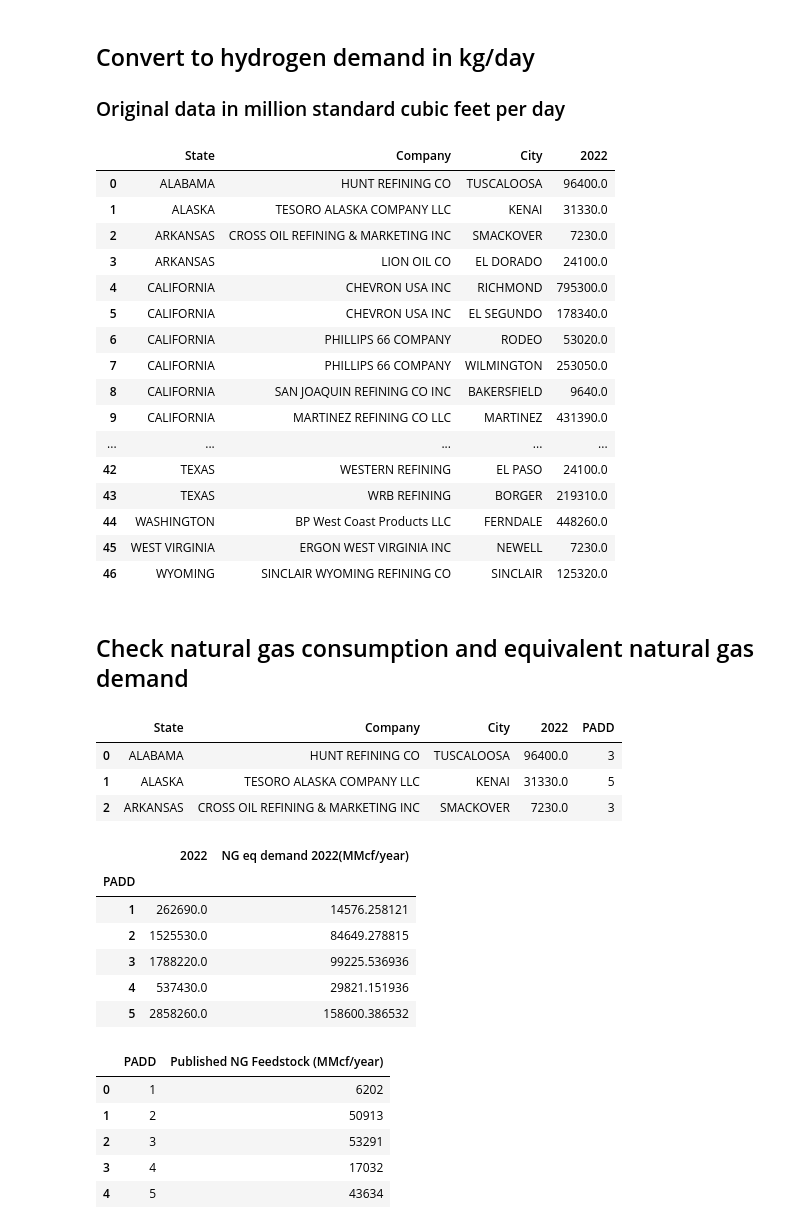
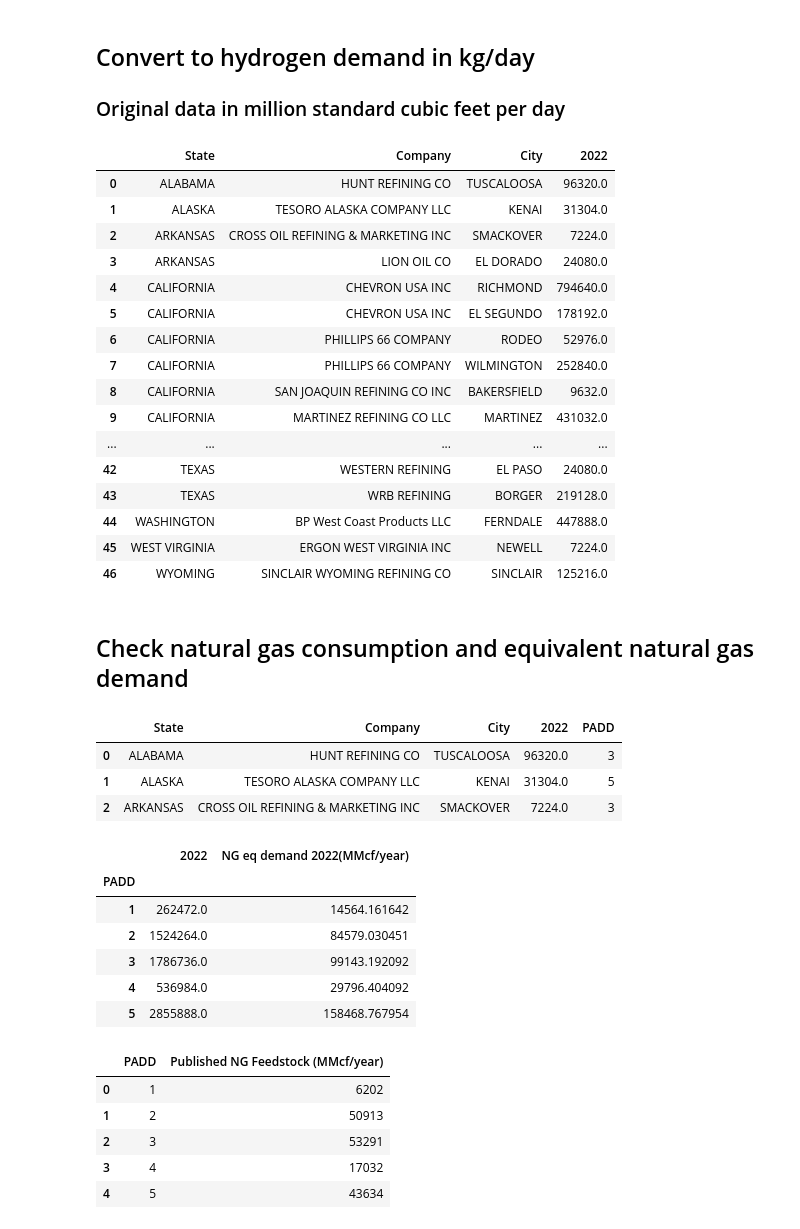
Before and after one commit to mgarrouste/SMR_deployment, a Jupyter notebook: code/input_data/prep_eia_refinery_data_check_ng_to_h2.ipynb, the cells around one changed output. Cells and saved outputs as stored; diff of their text form; code cells hidden in the pictures.

Commit message:
More precise hydrogen density value

```diff
--- a/code/input_data/prep_eia_refinery_data_check_ng_to_h2.ipynb
+++ b/code/input_data/prep_eia_refinery_data_check_ng_to_h2.ipynb
@@ -31,28 +31,28 @@ eia_df
 ## Convert to hydrogen demand in kg/day
 ### Original data in million standard cubic feet per day
 # %%
-hydrogen_density = 0.00241 # kg/ standard cubic feet
+hydrogen_density = 0.002408 # kg/ standard cubic feet
 clean_df = eia_df[['State', 'Company','City']]
 clean_df['2022'] = eia_df[2022]*1e6*hydrogen_density
 clean_df
 # %% [output]
 |  | State | Company | City | 2022 |
-| 0 | ALABAMA | HUNT REFINING CO | TUSCALOOSA | 96400.0 |
-| 1 | ALASKA | TESORO ALASKA COMPANY LLC | KENAI | 31330.0 |
-| 2 | ARKANSAS | CROSS OIL REFINING & MARKETING INC | SMACKOVER | 7230.0 |
-| 3 | ARKANSAS | LION OIL CO | EL DORADO | 24100.0 |
-| 4 | CALIFORNIA | CHEVRON USA INC | RICHMOND | 795300.0 |
-| 5 | CALIFORNIA | CHEVRON USA INC | EL SEGUNDO | 178340.0 |
-| 6 | CALIFORNIA | PHILLIPS 66 COMPANY | RODEO | 53020.0 |
-| 7 | CALIFORNIA | PHILLIPS 66 COMPANY | WILMINGTON | 253050.0 |
-| 8 | CALIFORNIA | SAN JOAQUIN REFINING CO INC | BAKERSFIELD | 9640.0 |
-| 9 | CALIFORNIA | MARTINEZ REFINING CO LLC | MARTINEZ | 431390.0 |
+| 0 | ALABAMA | HUNT REFINING CO | TUSCALOOSA | 96320.0 |
+| 1 | ALASKA | TESORO ALASKA COMPANY LLC | KENAI | 31304.0 |
+| 2 | ARKANSAS | CROSS OIL REFINING & MARKETING INC | SMACKOVER | 7224.0 |
+| 3 | ARKANSAS | LION OIL CO | EL DORADO | 24080.0 |
+| 4 | CALIFORNIA | CHEVRON USA INC | RICHMOND | 794640.0 |
+| 5 | CALIFORNIA | CHEVRON USA INC | EL SEGUNDO | 178192.0 |
+| 6 | CALIFORNIA | PHILLIPS 66 COMPANY | RODEO | 52976.0 |
+| 7 | CALIFORNIA | PHILLIPS 66 COMPANY | WILMINGTON | 252840.0 |
+| 8 | CALIFORNIA | SAN JOAQUIN REFINING CO INC | BAKERSFIELD | 9632.0 |
+| 9 | CALIFORNIA | MARTINEZ REFINING CO LLC | MARTINEZ | 431032.0 |
 | ... | ... | ... | ... | ... |
-| 42 | TEXAS | WESTERN REFINING | EL PASO | 24100.0 |
-| 43 | TEXAS | WRB REFINING | BORGER | 219310.0 |
-| 44 | WASHINGTON | BP West Coast Products LLC | FERNDALE | 448260.0 |
-| 45 | WEST VIRGINIA | ERGON WEST VIRGINIA INC | NEWELL | 7230.0 |
-| 46 | WYOMING | SINCLAIR WYOMING REFINING CO | SINCLAIR | 125320.0 |
+| 42 | TEXAS | WESTERN REFINING | EL PASO | 24080.0 |
+| 43 | TEXAS | WRB REFINING | BORGER | 219128.0 |
+| 44 | WASHINGTON | BP West Coast Products LLC | FERNDALE | 447888.0 |
+| 45 | WEST VIRGINIA | ERGON WEST VIRGINIA INC | NEWELL | 7224.0 |
+| 46 | WYOMING | SINCLAIR WYOMING REFINING CO | SINCLAIR | 125216.0 |
 # %% [markdown]
 ## Check natural gas consumption and equivalent natural gas demand
 # %%
@@ -62,9 +62,9 @@ refineries_mapped = pd.merge(clean_df, map_padd, on='State')
 refineries_mapped.head(3)
 # %% [output]
 |  | State | Company | City | 2022 | PADD |
-| 0 | ALABAMA | HUNT REFINING CO | TUSCALOOSA | 96400.0 | 3 |
-| 1 | ALASKA | TESORO ALASKA COMPANY LLC | KENAI | 31330.0 | 5 |
-| 2 | ARKANSAS | CROSS OIL REFINING & MARKETING INC | SMACKOVER | 7230.0 | 3 |
+| 0 | ALABAMA | HUNT REFINING CO | TUSCALOOSA | 96320.0 | 3 |
+| 1 | ALASKA | TESORO ALASKA COMPANY LLC | KENAI | 31304.0 | 5 |
+| 2 | ARKANSAS | CROSS OIL REFINING & MARKETING INC | SMACKOVER | 7224.0 | 3 |
 # %%
 # Sum of hydrogen demand per padd
 sum_ref_padd = refineries_mapped.groupby('PADD').sum('2022')
@@ -78,11 +78,11 @@ sum_ref_padd
 # %% [output]
 |  | 2022 | NG eq demand 2022(MMcf/year) |
 | PADD |  |  |
-| 1 | 262690.0 | 14576.258121 |
-| 2 | 1525530.0 | 84649.278815 |
-| 3 | 1788220.0 | 99225.536936 |
-| 4 | 537430.0 | 29821.151936 |
-| 5 | 2858260.0 | 158600.386532 |
+| 1 | 262472.0 | 14564.161642 |
+| 2 | 1524264.0 | 84579.030451 |
+| 3 | 1786736.0 | 99143.192092 |
+| 4 | 536984.0 | 29796.404092 |
+| 5 | 2855888.0 | 158468.767954 |
 # %%
 # Load data natural gas feedstock for h2 production at refineries
 published_ng_feedstock_padd = pd.read_excel('./nat_gas_feedstock_h2_prod_refineries_padd_level_eia.xls', sheet_name='Data 1', skiprows=2)
```
Also changed, not shown: parts of 3 cells of this notebook.
